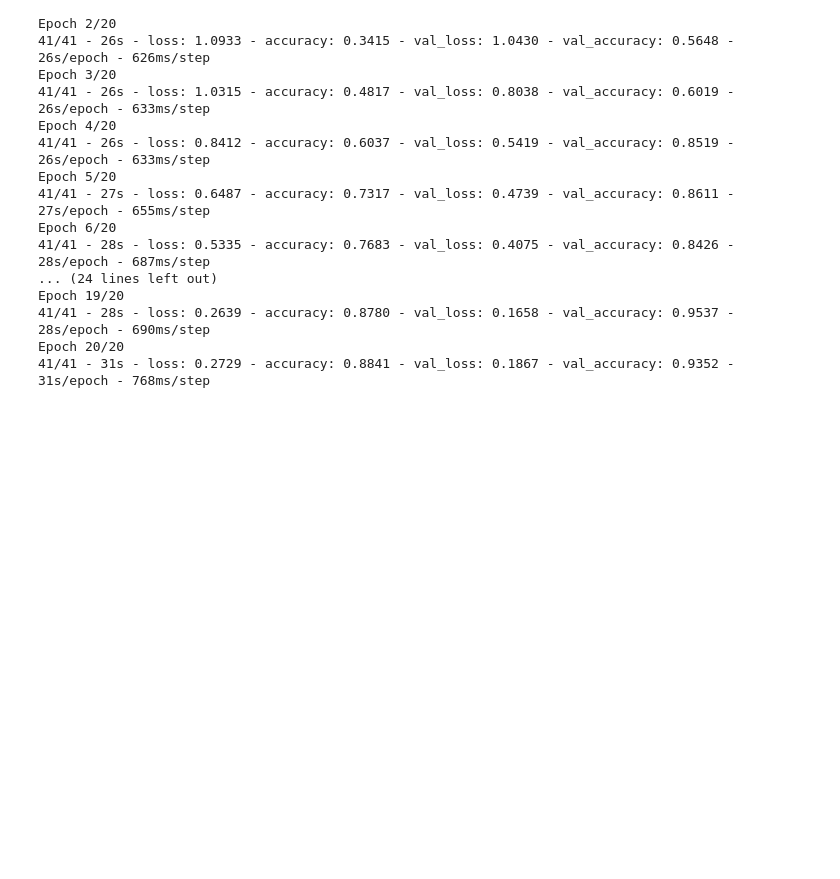
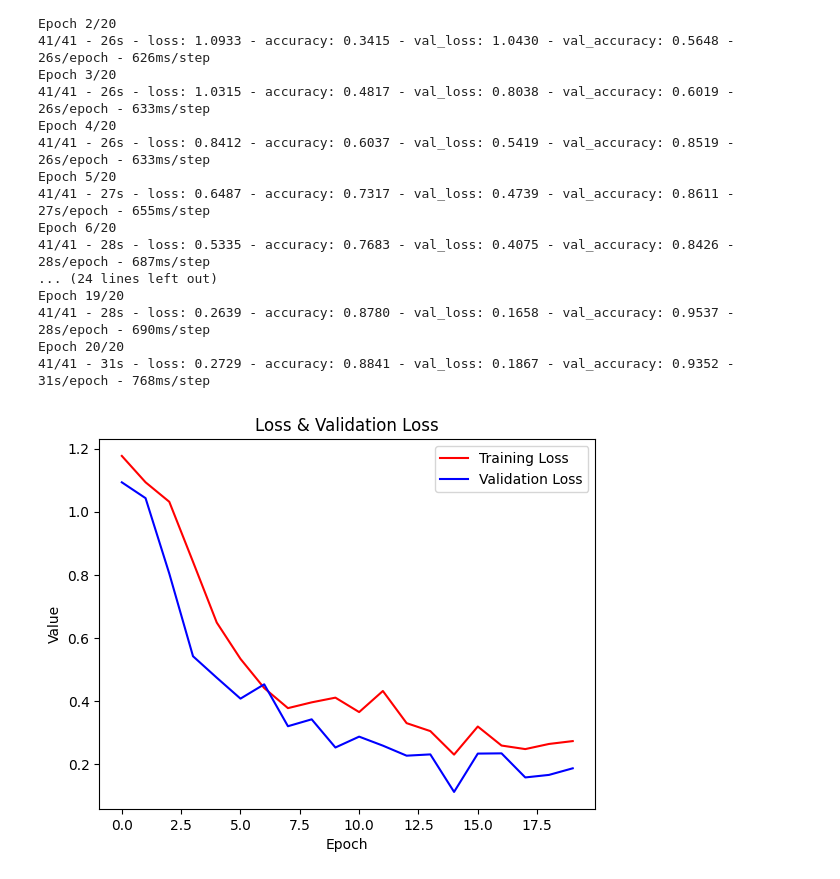
Before and after one commit to HuriatiPutri/Image-Classification, a Jupyter notebook: rockpaperscissors.ipynb, the cells around one changed output. Cells and saved outputs as stored; diff of their text form; code cells hidden in the pictures; blank space fills up the shorter version.

```diff
--- a/rockpaperscissors.ipynb
+++ b/rockpaperscissors.ipynb
@@ -151,8 +151,7 @@ Trainable params: 19035203 (72.61 MB)
 Non-trainable params: 0 (0.00 Byte)
 _________________________________________________________________
 # %%
-# latih model dengan model.fit
-model.fit(
+history = model.fit(
     train_generator,
     steps_per_epoch = 41, # 1312 images = batch_size * steps
     epochs = 20,
@@ -179,6 +178,17 @@ Epoch 19/20
 41/41 - 28s - loss: 0.2639 - accuracy: 0.8780 - val_loss: 0.1658 - val_accuracy: 0.9537 - 28s/epoch - 690ms/step
 Epoch 20/20
 41/41 - 31s - loss: 0.2729 - accuracy: 0.8841 - val_loss: 0.1867 - val_accuracy: 0.9352 - 31s/epoch - 768ms/step
+# %%
+import matplotlib.pyplot as plt
+plt.plot(history.history['loss'], 'r', label='Training Loss')
+plt.plot(history.history['val_loss'], 'b', label='Validation Loss')
+plt.title('Loss & Validation Loss')
+plt.ylabel('Value')
+plt.xlabel('Epoch')
+plt.legend(loc="upper right")
+plt.show()
+# %% [output]
+[figure, added]
 # %%
 import numpy as np
 from google.colab import files
```
